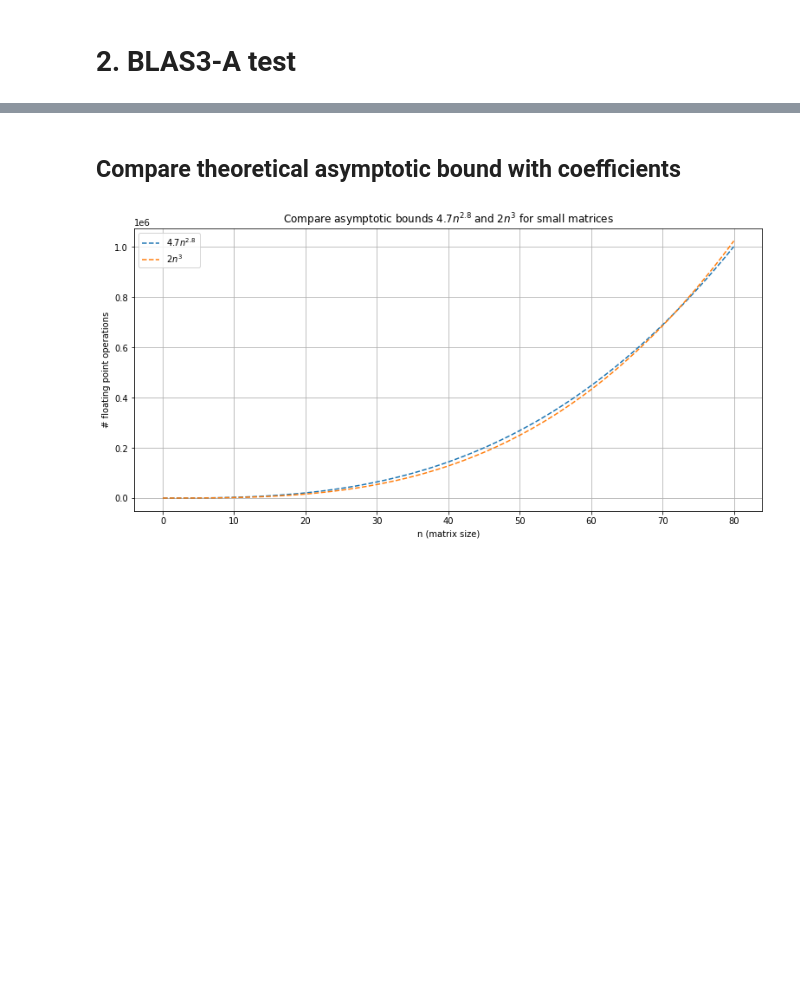
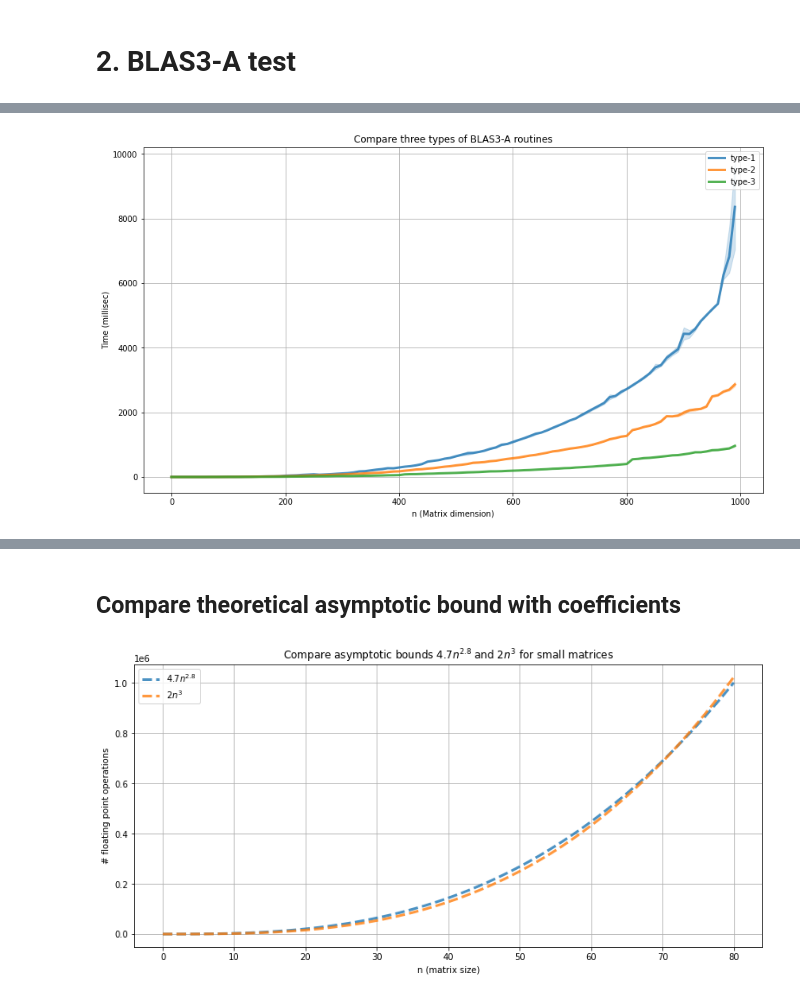
Before and after one commit to JunmingZhao42/FMM-Strassen-Algorithm, a Jupyter notebook: plot.ipynb, the cells around one changed output, grey strips where cells are left out. Cells and saved outputs as stored; diff of their text form; code cells hidden in the pictures; blank space fills up the shorter version.

```diff
--- a/plot.ipynb
+++ b/plot.ipynb
@@ -71,0 +95,15 @@ df
+# %%
+ax = plt.figure(figsize=(14,8))
+
+sns.lineplot(x="matrix dimension", y="Standard", data=df, label="type-1", linewidth=3, alpha=0.8)
+sns.lineplot(x="matrix dimension", y="Strassen", data=df, label="type-2", linewidth=3, alpha=0.8)
+sns.lineplot(x="matrix dimension", y="Strassen1", data=df, label="type-3", linewidth=3, alpha=0.8)
+
+plt.legend()
+plt.title("Compare three types of BLAS3-A routines")
+plt.xlabel("n (Matrix dimension)")
+plt.ylabel("Time (millisec)")
+plt.grid()
+plt.show()
+# %% [output]
+[figure, added]
```
Also changed, not shown: parts of 9 cells of this notebook, 6 other files.
